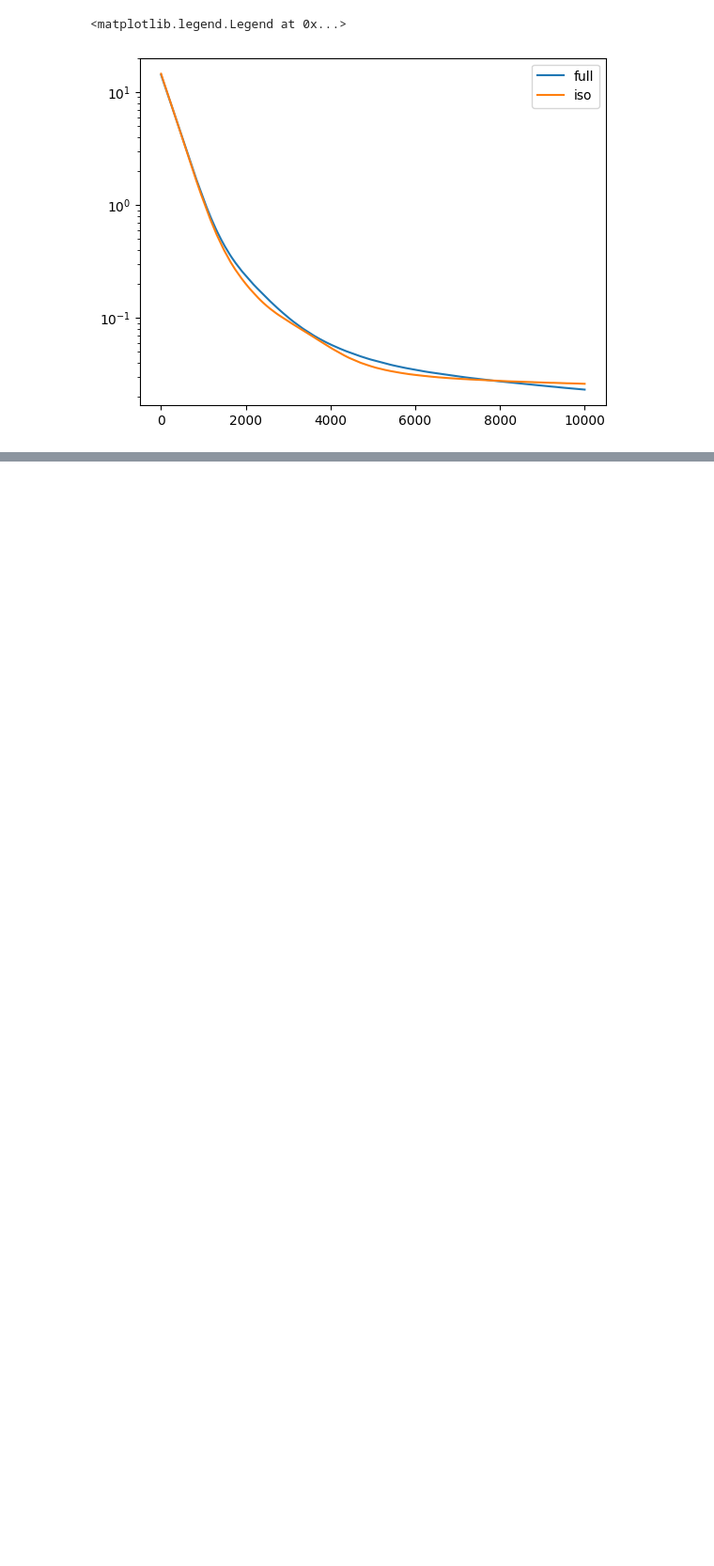
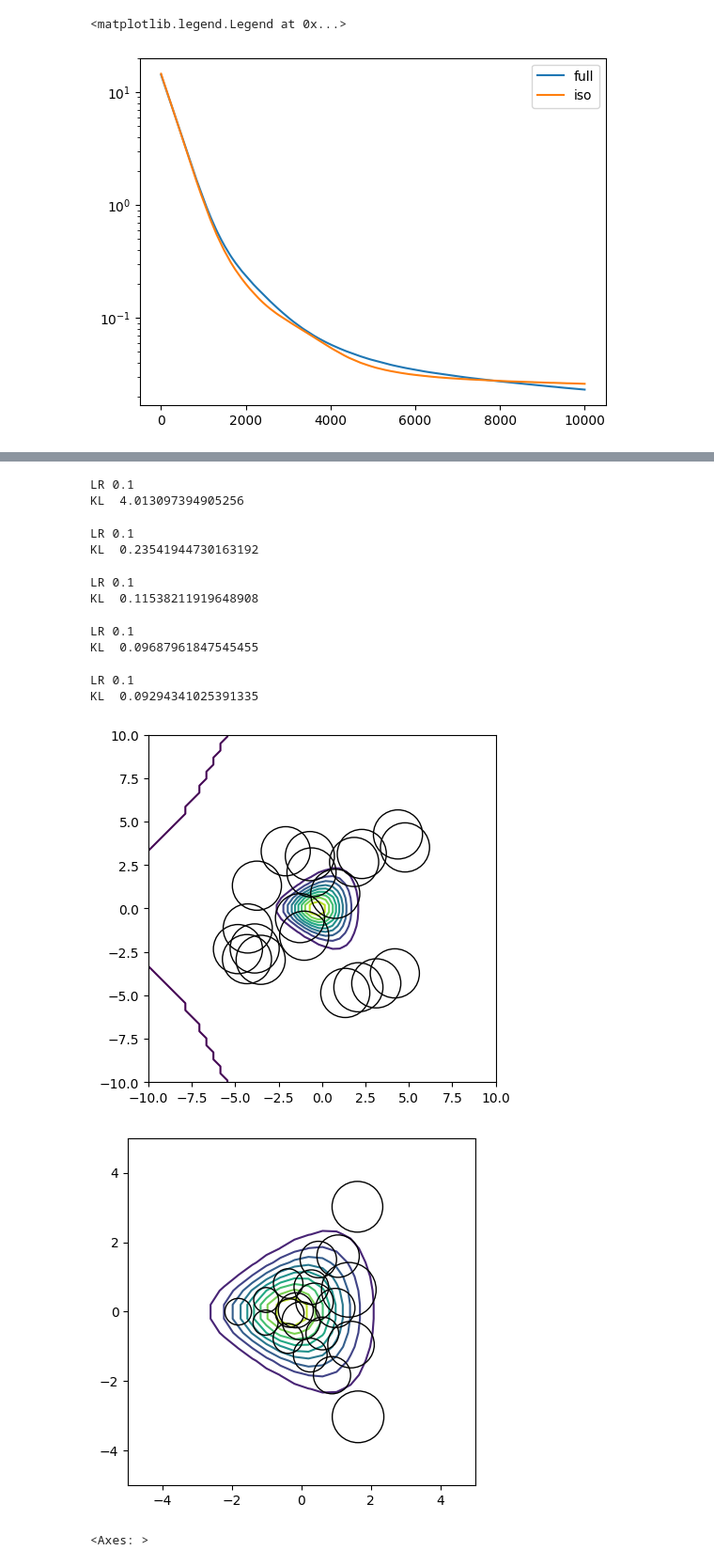
Before and after one commit to margueritetalamon/VI-MIG, a Jupyter notebook: fgmm.ipynb, the cells around one changed output, grey strips where cells are left out. Shown at 94% size. Cells and saved outputs as stored; diff of their text form; code cells hidden in the pictures; blank space fills up the shorter version.

```diff
--- a/fgmm.ipynb
+++ b/fgmm.ipynb
@@ -386,0 +517,39 @@ plt.legend()
+# %%
+
+from src_bis.optim import VI_GMM
+from matplotlib import pyplot as plt
+from src_bis.target import Target
+from src_bis.gmm import FGMM
+
+
+
+vi_iso = VI_GMM(target, mode = "iso", learning_rate=0.1, n_iterations=5000, n_components = 20, scale = 2, BG = 100, s = 10, means = vi_full.vgmm.optimized_means[0])
+vi_iso.optimize(bw = True, md  = False, means_only=False, plot_iter=1000, gen_noise=True)
+
+ax = target.plot()
+vi_iso.vgmm.plot_circle(0, ax,bound = 10)
+plt.show()
+ax = target.plot()
+vi_iso.vgmm.plot_circle(-1, ax,bound = 5)
+plt.show()
+vi_iso.plot_estimated()
+
+plt.semilogy(vi_iso.kls)
+
+
+vi_iso.vgmm.contours = None
+vi_iso.vgmm.plot_estimated(bound = 3)
+# %% [output]
+LR 0.1
+KL  4.013097394905256
+LR 0.1
+KL  0.23541944730163192
+LR 0.1
+KL  0.11538211919648908
+LR 0.1
+KL  0.09687961847545455
+LR 0.1
+KL  0.09294341025391335
+[figure, added]
+[figure, added]
+<Axes: >
```
Also changed, not shown: parts of 8 cells of this notebook, 3 other files.
